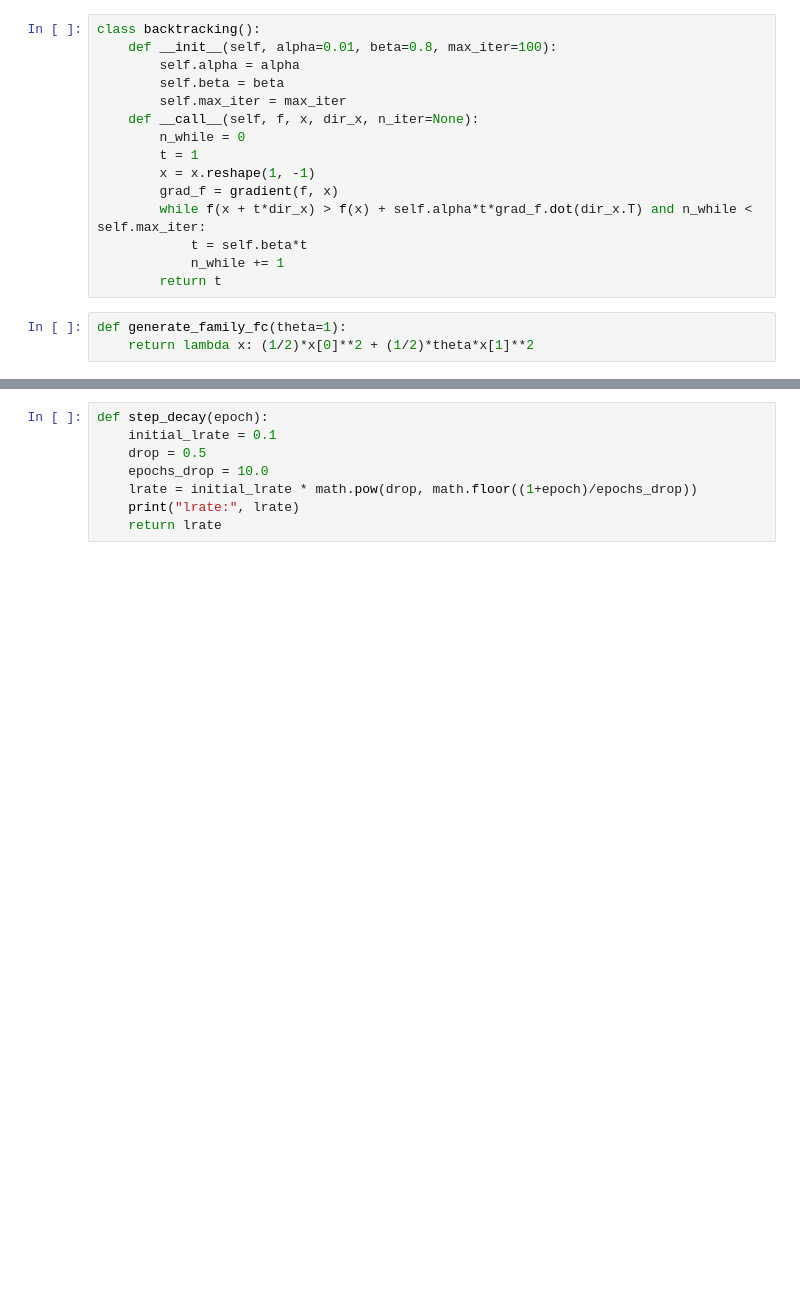
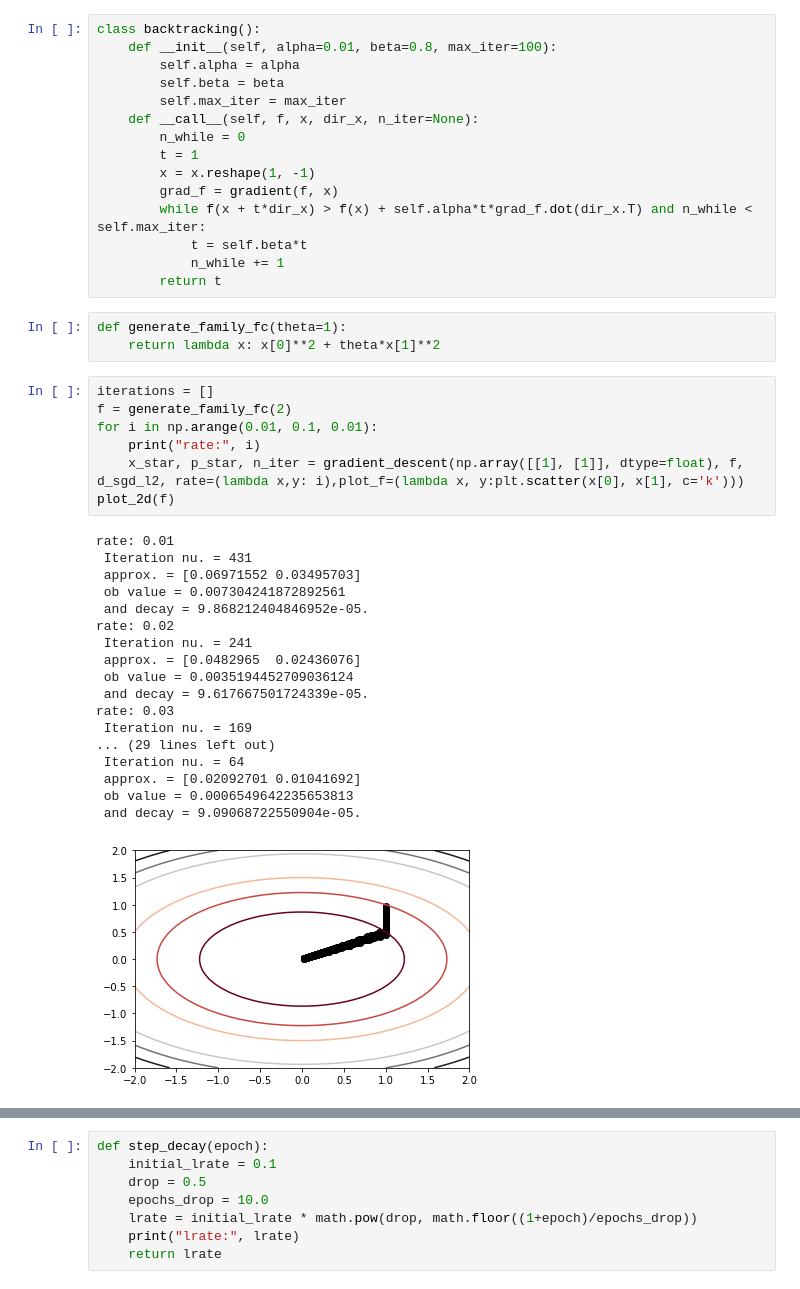
Before and after one commit to berthih/OCVX, a Jupyter notebook: OCVX.ipynb, the cells around one changed output, grey strips where cells are left out. Drawn from its saved outputs; the diff is of its cells as text; blank space fills up the shorter version.

```diff
--- a/OCVX.ipynb
+++ b/OCVX.ipynb
@@ -113,5 +121,31 @@ class backtracking():
         return t
 # %%
 def generate_family_fc(theta=1):
-    return lambda x: (1/2)*x[0]**2 + (1/2)*theta*x[1]**2
+    return lambda x: x[0]**2 + theta*x[1]**2
+# %%
+iterations = []
+f = generate_family_fc(2)
+for i in np.arange(0.01, 0.1, 0.01):
+    print("rate:", i)
+    x_star, p_star, n_iter = gradient_descent(np.array([[1], [1]], dtype=float), f, d_sgd_l2, rate=(lambda x,y: i),plot_f=(lambda x, y:plt.scatter(x[0], x[1], c='k')))
+plot_2d(f)
+# %% [output]
+rate: 0.01
+ Iteration nu. = 431
+ approx. = [0.06971552 0.03495703]
+ ob value = 0.007304241872892561
+ and decay = 9.868212404846952e-05.
+rate: 0.02
+ Iteration nu. = 241
+ approx. = [0.0482965  0.02436076]
+ ob value = 0.0035194452709036124
+ and decay = 9.617667501724339e-05.
+rate: 0.03
+ Iteration nu. = 169
+... (29 lines left out)
+ Iteration nu. = 64
+ approx. = [0.02092701 0.01041692]
+ ob value = 0.0006549642235653813
+ and decay = 9.09068722550904e-05.
+[figure, added]
 # %%
```
Also changed, not shown: parts of 10 cells of this notebook.
